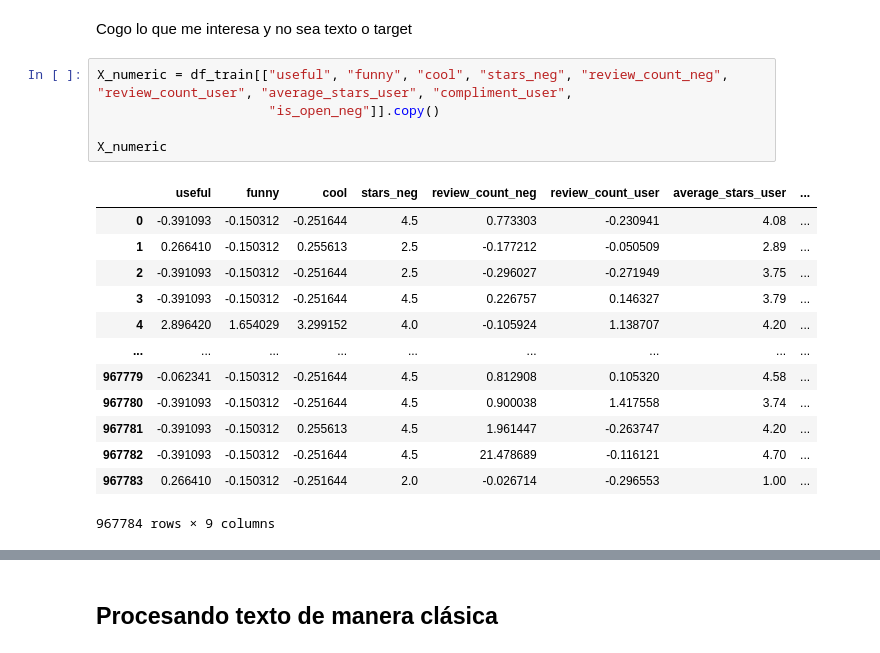
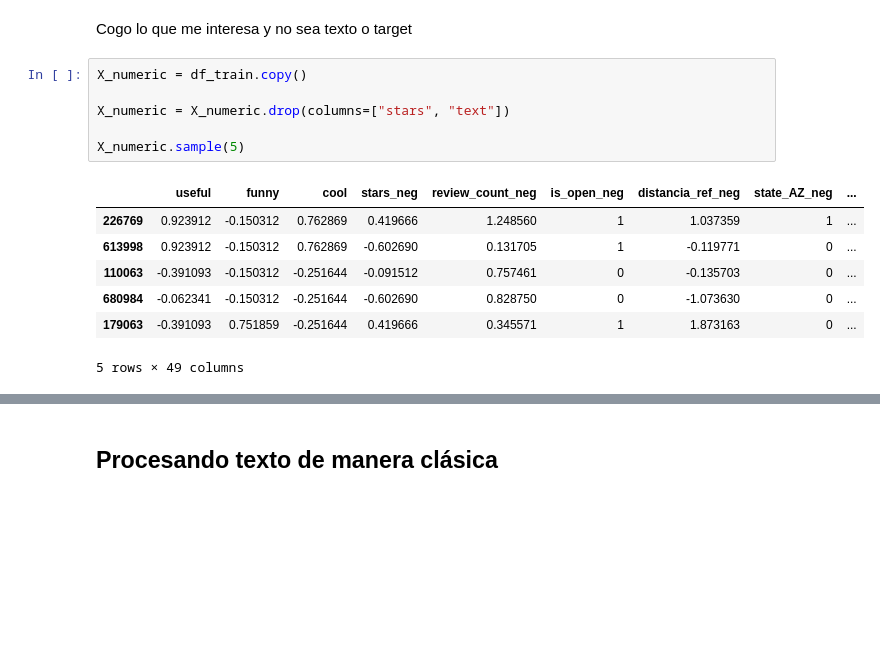
Before and after one commit to agmota11/RECSYS, a Jupyter notebook: Practica 2/src/Experimento_All_data_More.ipynb, the cells around one changed output, grey strips where cells are left out. Drawn from its saved outputs; the diff is of its cells as text; blank space fills up the shorter version.

```diff
--- a/Practica 2/src/Experimento_All_data_More.ipynb
+++ b/Practica 2/src/Experimento_All_data_More.ipynb
@@ -55,25 +63,20 @@ compliment_user       0
 dtype: int64
 # %% [markdown]
 Cogo lo que me interesa y no sea texto o target
-# %%
-X_numeric = df_train[["useful", "funny", "cool", "stars_neg", "review_count_neg", "review_count_user", "average_stars_user", "compliment_user",
-                      "is_open_neg"]].copy()
-
-X_numeric
-# %% [output]
-|  | useful | funny | cool | stars_neg | review_count_neg | review_count_user | average_stars_user | ... |
-| 0 | -0.391093 | -0.150312 | -0.251644 | 4.5 | 0.773303 | -0.230941 | 4.08 | ... |
-| 1 | 0.266410 | -0.150312 | 0.255613 | 2.5 | -0.177212 | -0.050509 | 2.89 | ... |
-| 2 | -0.391093 | -0.150312 | -0.251644 | 2.5 | -0.296027 | -0.271949 | 3.75 | ... |
-| 3 | -0.391093 | -0.150312 | -0.251644 | 4.5 | 0.226757 | 0.146327 | 3.79 | ... |
-| 4 | 2.896420 | 1.654029 | 3.299152 | 4.0 | -0.105924 | 1.138707 | 4.20 | ... |
-| ... | ... | ... | ... | ... | ... | ... | ... | ... |
-| 967779 | -0.062341 | -0.150312 | -0.251644 | 4.5 | 0.812908 | 0.105320 | 4.58 | ... |
-| 967780 | -0.391093 | -0.150312 | -0.251644 | 4.5 | 0.900038 | 1.417558 | 3.74 | ... |
-| 967781 | -0.391093 | -0.150312 | 0.255613 | 4.5 | 1.961447 | -0.263747 | 4.20 | ... |
-| 967782 | -0.391093 | -0.150312 | -0.251644 | 4.5 | 21.478689 | -0.116121 | 4.70 | ... |
-| 967783 | 0.266410 | -0.150312 | -0.251644 | 2.0 | -0.026714 | -0.296553 | 1.00 | ... |
-967784 rows × 9 columns
+# %%
+X_numeric = df_train.copy()
+
+X_numeric = X_numeric.drop(columns=["stars", "text"])
+
+X_numeric.sample(5)
+# %% [output]
+|  | useful | funny | cool | stars_neg | review_count_neg | is_open_neg | distancia_ref_neg | state_AZ_neg | ... |
+| 226769 | 0.923912 | -0.150312 | 0.762869 | 0.419666 | 1.248560 | 1 | 1.037359 | 1 | ... |
+| 613998 | 0.923912 | -0.150312 | 0.762869 | -0.602690 | 0.131705 | 1 | -0.119771 | 0 | ... |
+| 110063 | -0.391093 | -0.150312 | -0.251644 | -0.091512 | 0.757461 | 0 | -0.135703 | 0 | ... |
+| 680984 | -0.062341 | -0.150312 | -0.251644 | -0.602690 | 0.828750 | 0 | -1.073630 | 0 | ... |
+| 179063 | -0.391093 | 0.751859 | -0.251644 | 0.419666 | 0.345571 | 1 | 1.873163 | 0 | ... |
+5 rows × 49 columns
 # %%
 X_numeric.isnull().sum()
 # %% [output]
```
Also changed, not shown: parts of 24 cells of this notebook, 1 other file.
